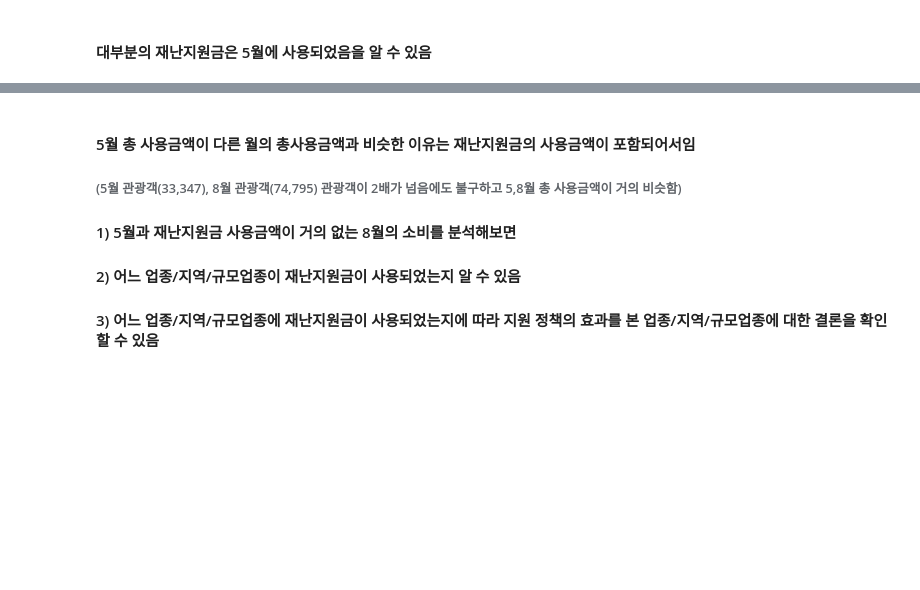
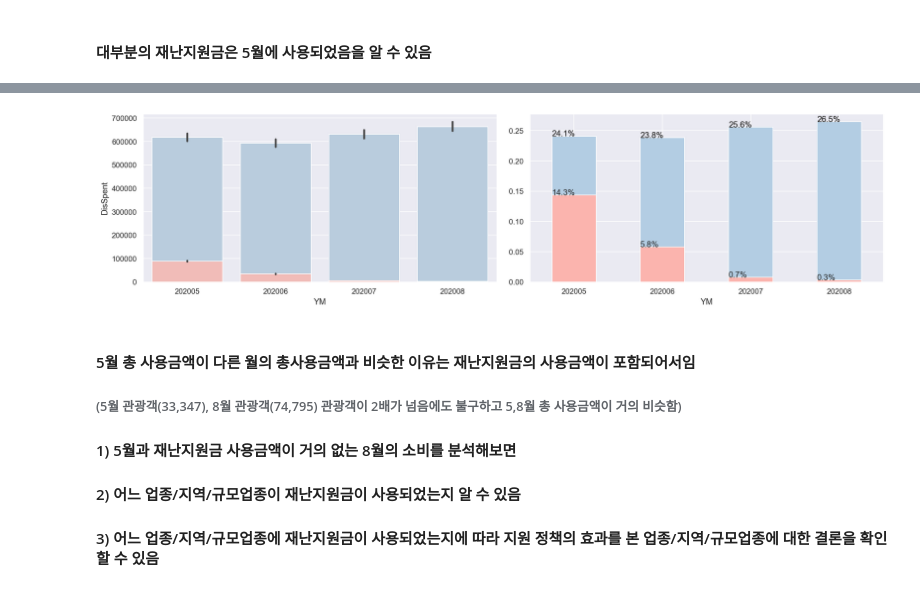
Before and after one commit to Yenabeam/JejuEda_DACON, a Jupyter notebook: 3. results/jeju_consumption_eda.ipynb, the cells around one changed output, grey strips where cells are left out. Cells and saved outputs as stored; diff of their text form; code cells hidden in the pictures; blank space fills up the shorter version.

```diff
--- a/3. results/jeju_consumption_eda.ipynb
+++ b/3. results/jeju_consumption_eda.ipynb
@@ -375,3 +400,29 @@ sns.barplot(x='YM', y ='DisSpent', data=jeju_all, color='#fbb4ae')
+# %%
+# 월별 총사용금액 - 총사용금액 대비 재난지원금 확인
+
+figure, (ax1,ax2) = plt.subplots(nrows=1, ncols=2, constrained_layout=True)
+figure.set_size_inches(16,4)
+
+sns.barplot(x='YM', y ='TotalSpent', data=jeju_all, color='#b3cde3', ax=ax1)
+sns.barplot(x='YM', y ='DisSpent', data=jeju_all, color='#fbb4ae', ax=ax1)
+
+
+# 총 사용금액의 월별 사용비율
+# 재난지원금 월별 사용 비율
+ax2 = jeju_month.plot.bar(x='YM', y='0', rot=0, color='#b3cde3')
+for p in ax2.patches:
+    percentage = '{:.1f}%'.format(100 * p.get_height())
+    x = p.get_x()
+    y = p.get_y() + p.get_height()
+    ax2.annotate(percentage, (x, y))
+ax2 = jeju_p.plot.bar(x='YM', y='0', rot=0, color='#fbb4ae')
+for p in ax2.patches:
+    percentage = '{:.1f}%'.format(100 * p.get_height())
+    x = p.get_x()
+    y = p.get_y() + p.get_height()
+    ax2.annotate(percentage, (x, y))
+# %% [output]
+[figure, added]
 # %% [markdown]
 #### 5월 총 사용금액이 다른 월의 총사용금액과 비슷한 이유는 재난지원금의 사용금액이 포함되어서임
 ###### (5월 관광객(33,347),  8월 관광객(74,795) 관광객이 2배가 넘음에도 불구하고 5,8월 총 사용금액이 거의 비슷함)
```
Also changed, not shown: parts of 6 cells of this notebook.
